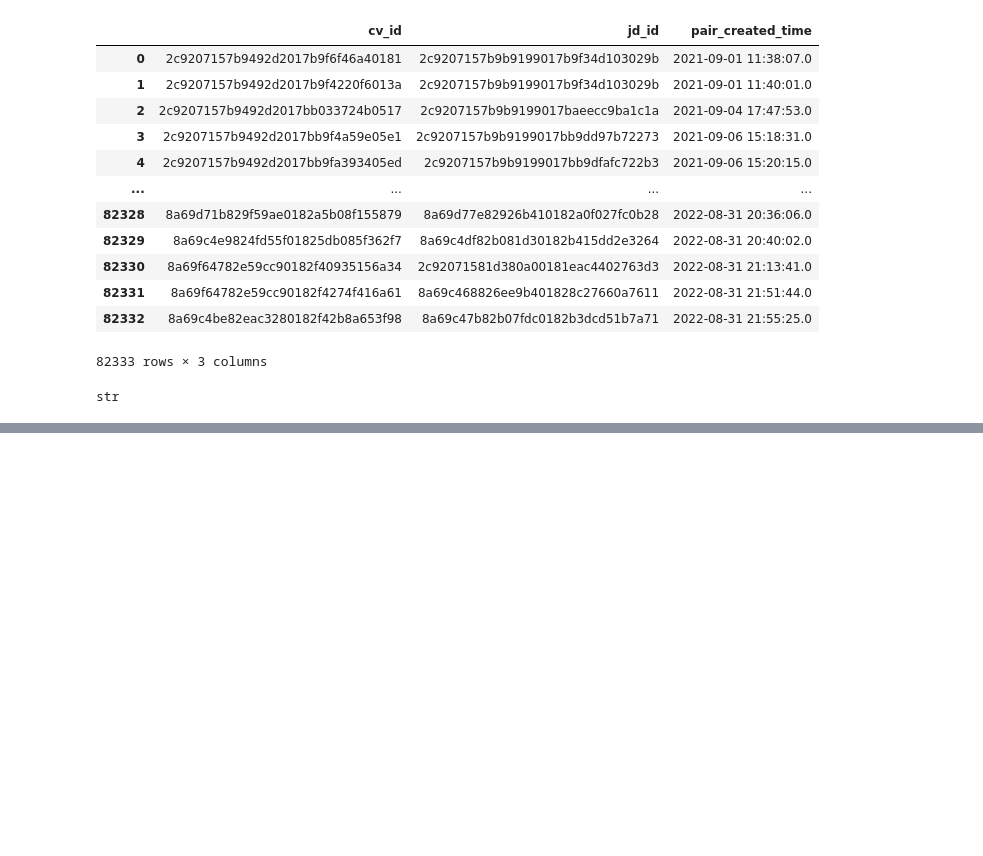
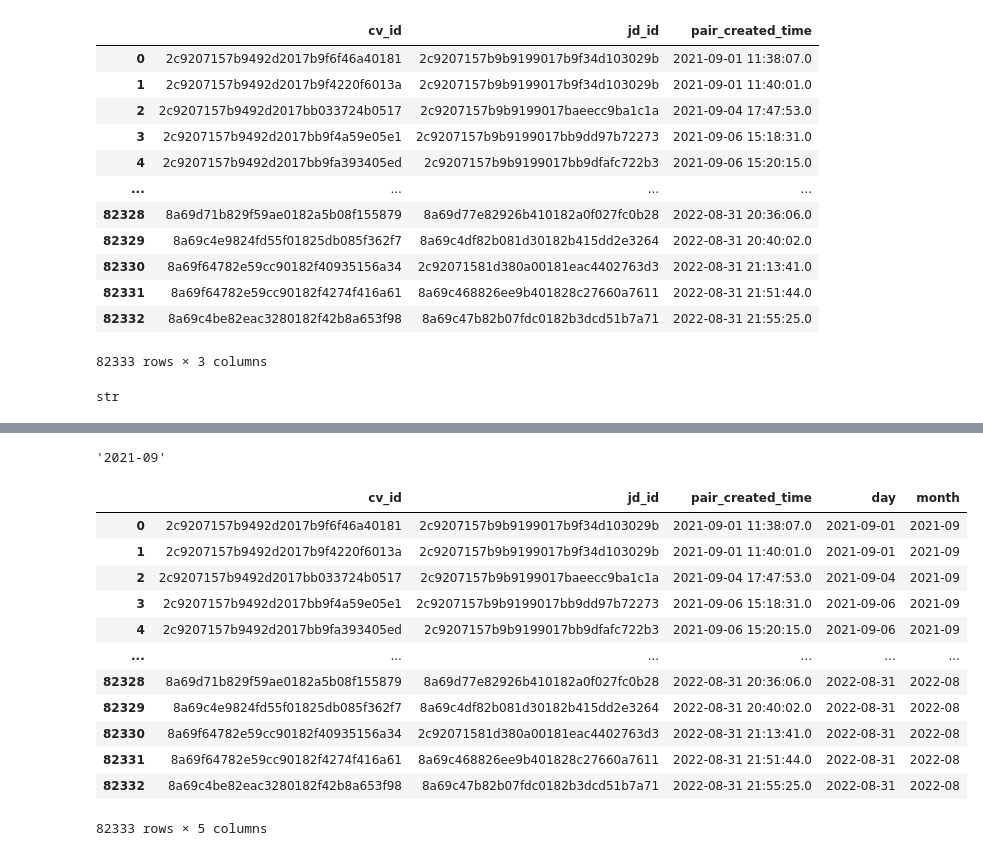
Before and after one commit to slowisfast2030/generalization, a Jupyter notebook: order_time.ipynb, the cells around one changed output, grey strips where cells are left out. Saved outputs shown, nothing was run; the diff lists cells and outputs as text; code cells hidden in the pictures; blank space fills up the shorter version.

```diff
--- a/order_time.ipynb
+++ b/order_time.ipynb
@@ -119,0 +137,34 @@ str
+# %%
+'2021-09-01'[:7]
+# %% [output]
+'2021-09'
+# %%
+# pair_created_time列只保留到天
+def get_day_fun(series):
+    pair_created_time = series['pair_created_time']
+    day_time = pair_created_time.split(' ')[0]
+    return day_time
+
+# pair_created_time列只保留到月
+def get_month_fun(series):
+    pair_created_time = series['pair_created_time']
+    day_time = pair_created_time.split(' ')[0]
+    return day_time[:7]
+
+cv_jd_time['day'] = cv_jd_time.apply(get_day_fun, axis=1)
+cv_jd_time['month'] = cv_jd_time.apply(get_month_fun, axis=1)
+cv_jd_time
+# %% [output]
+|  | cv_id | jd_id | pair_created_time | day | month |
+| 0 | 2c9207157b9492d2017b9f6f46a40181 | 2c9207157b9b9199017b9f34d103029b | 2021-09-01 11:38:07.0 | 2021-09-01 | 2021-09 |
+| 1 | 2c9207157b9492d2017b9f4220f6013a | 2c9207157b9b9199017b9f34d103029b | 2021-09-01 11:40:01.0 | 2021-09-01 | 2021-09 |
+| 2 | 2c9207157b9492d2017bb033724b0517 | 2c9207157b9b9199017baeecc9ba1c1a | 2021-09-04 17:47:53.0 | 2021-09-04 | 2021-09 |
+| 3 | 2c9207157b9492d2017bb9f4a59e05e1 | 2c9207157b9b9199017bb9dd97b72273 | 2021-09-06 15:18:31.0 | 2021-09-06 | 2021-09 |
+| 4 | 2c9207157b9492d2017bb9fa393405ed | 2c9207157b9b9199017bb9dfafc722b3 | 2021-09-06 15:20:15.0 | 2021-09-06 | 2021-09 |
+| ... | ... | ... | ... | ... | ... |
+| 82328 | 8a69d71b829f59ae0182a5b08f155879 | 8a69d77e82926b410182a0f027fc0b28 | 2022-08-31 20:36:06.0 | 2022-08-31 | 2022-08 |
+| 82329 | 8a69c4e9824fd55f01825db085f362f7 | 8a69c4df82b081d30182b415dd2e3264 | 2022-08-31 20:40:02.0 | 2022-08-31 | 2022-08 |
+| 82330 | 8a69f64782e59cc90182f40935156a34 | 2c92071581d380a00181eac4402763d3 | 2022-08-31 21:13:41.0 | 2022-08-31 | 2022-08 |
+| 82331 | 8a69f64782e59cc90182f4274f416a61 | 8a69c468826ee9b401828c27660a7611 | 2022-08-31 21:51:44.0 | 2022-08-31 | 2022-08 |
+| 82332 | 8a69c4be82eac3280182f42b8a653f98 | 8a69c47b82b07fdc0182b3dcd51b7a71 | 2022-08-31 21:55:25.0 | 2022-08-31 | 2022-08 |
+82333 rows × 5 columns
```
Also changed, not shown: parts of 3 cells of this notebook.
